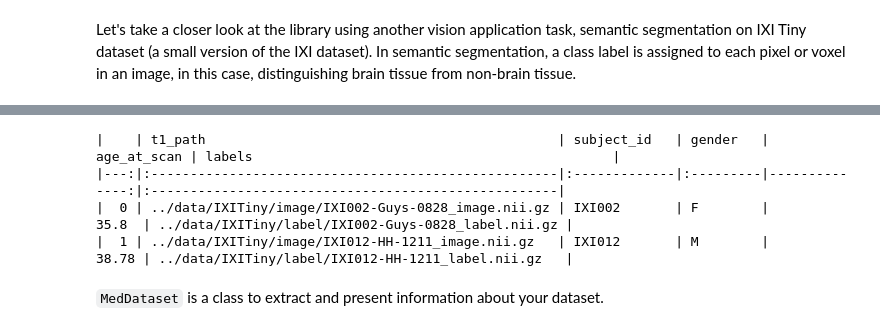
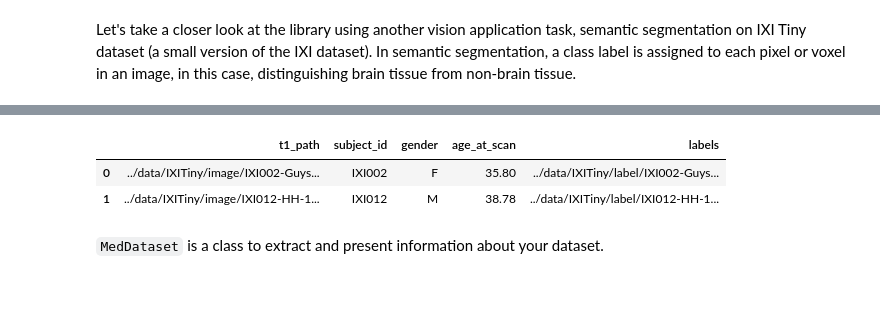
Before and after one commit to MMIV-ML/fastMONAI, a Jupyter notebook: paper/paper.ipynb, the cells around one changed output, grey strips where cells are left out. Cells and saved outputs as stored; diff of their text form; code cells hidden in the pictures; blank space fills up the shorter version.

```diff
--- a/paper/paper.ipynb
+++ b/paper/paper.ipynb
@@ -211,13 +199,11 @@ Preprocessing ../data/IXITiny/IXI.xls
 # %%
 df = pd.read_csv(STUDY_DIR/'dataset.csv')
-# %%
-#df.head(2)
-print(df.head(2).to_markdown())
-# %% [output]
-|    | t1_path                                             | subject_id   | gender   |   age_at_scan | labels                                              |
-|---:|:----------------------------------------------------|:-------------|:---------|--------------:|:----------------------------------------------------|
-|  0 | ../data/IXITiny/image/IXI002-Guys-0828_image.nii.gz | IXI002       | F        |         35.8  | ../data/IXITiny/label/IXI002-Guys-0828_label.nii.gz |
-|  1 | ../data/IXITiny/image/IXI012-HH-1211_image.nii.gz   | IXI012       | M        |         38.78 | ../data/IXITiny/label/IXI012-HH-1211_label.nii.gz   |
+# %%
+df.head(2)
+# %% [output]
+|  | t1_path | subject_id | gender | age_at_scan | labels |
+| 0 | ../data/IXITiny/image/IXI002-Guys... | IXI002 | F | 35.80 | ../data/IXITiny/label/IXI002-Guys... |
+| 1 | ../data/IXITiny/image/IXI012-HH-1... | IXI012 | M | 38.78 | ../data/IXITiny/label/IXI012-HH-1... |
 # %% [markdown]
 `MedDataset` is a class to extract and present information about your dataset.
 # %%
```
Also changed, not shown: parts of 21 cells of this notebook, 19 other files.
